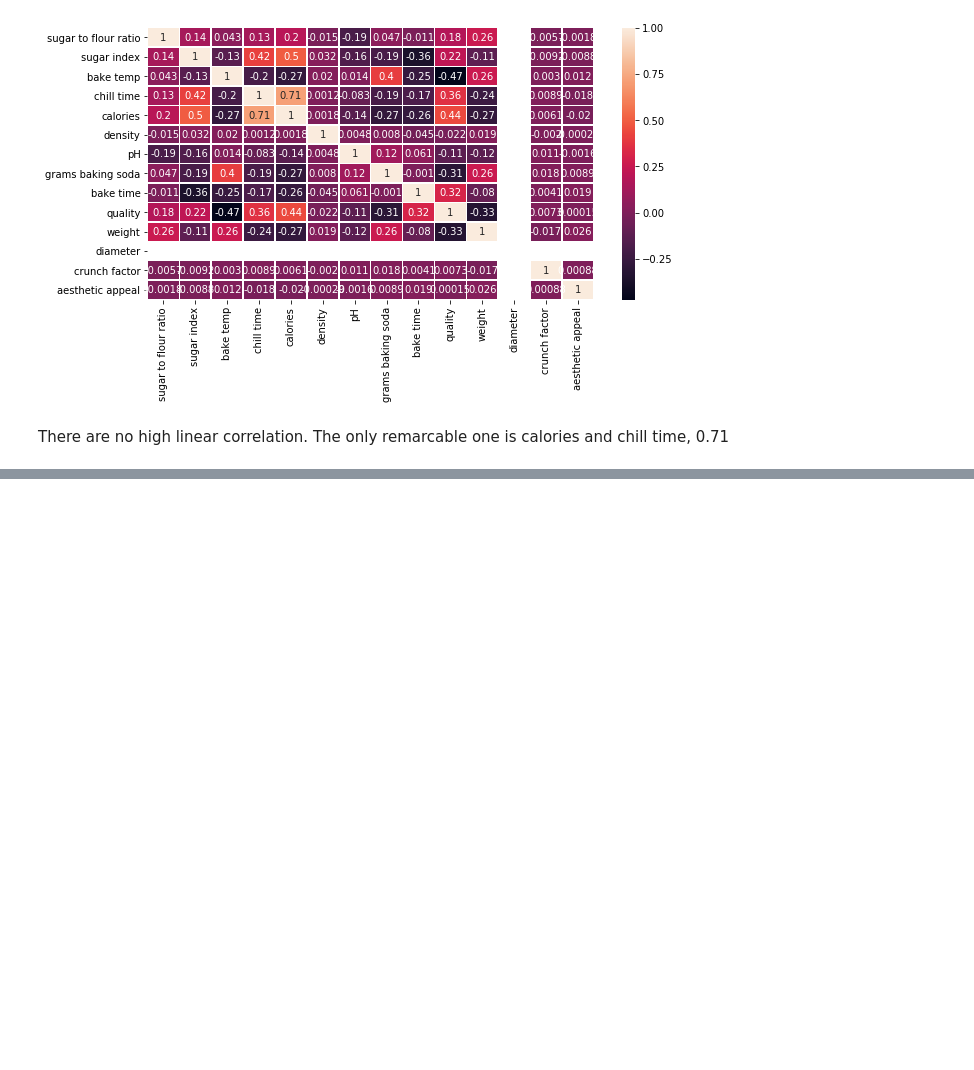
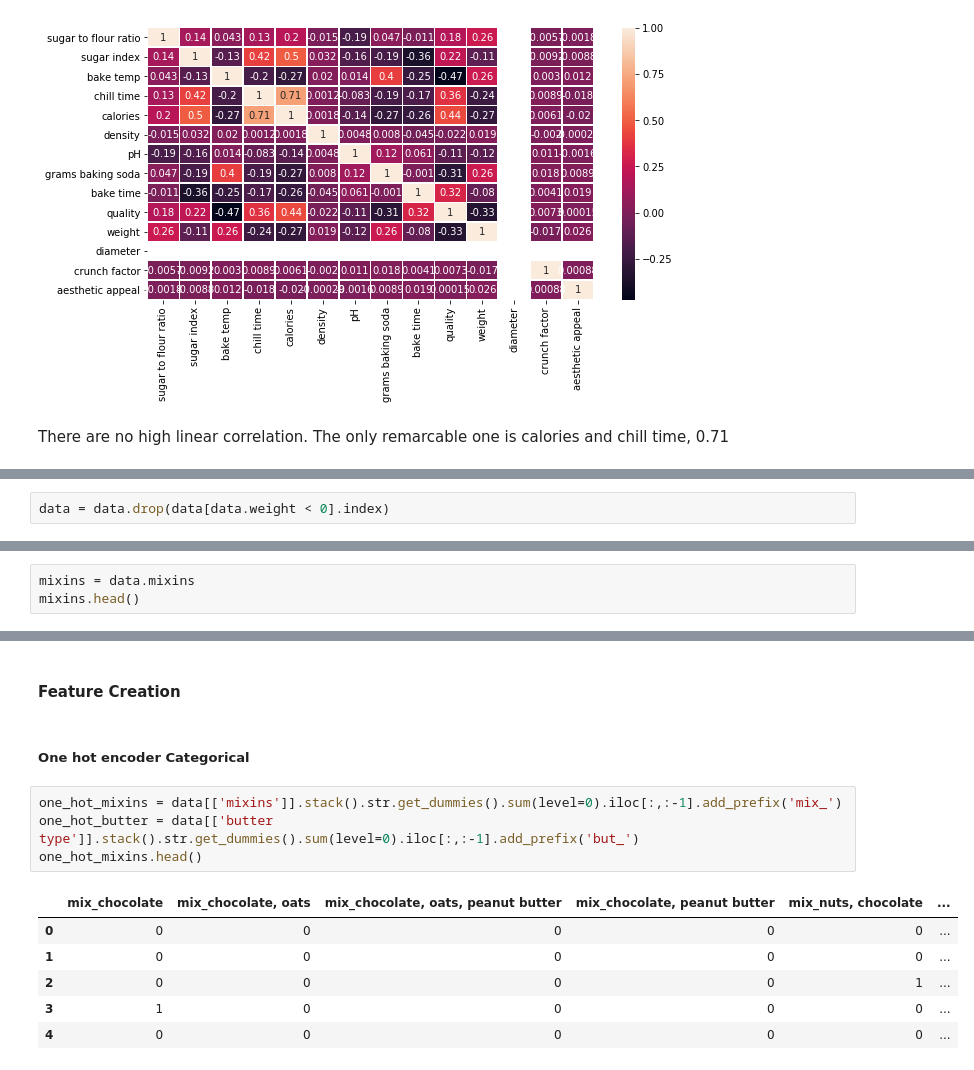
Before and after one commit to ljgoico/DATATHON_PHGL, a Jupyter notebook: main-PHGL.ipynb, the cells around one changed output, grey strips where cells are left out. Saved outputs shown, nothing was run; the diff lists cells and outputs as text; blank space fills up the shorter version.

```diff
--- a/main-PHGL.ipynb
+++ b/main-PHGL.ipynb
@@ -571,0 +652,2 @@ The only remarcable one is calories and chill time, 0.71
+# %%
+data = data.drop(data[data.weight < 0].index)
@@ -571,0 +656,3 @@ The only remarcable one is calories and chill time, 0.71
+# %%
+mixins = data.mixins
+mixins.head()
@@ -571,0 +712,15 @@ The only remarcable one is calories and chill time, 0.71
+# %% [markdown]
+#### Feature Creation
+# %% [markdown]
+##### One hot encoder Categorical
+# %%
+one_hot_mixins = data[['mixins']].stack().str.get_dummies().sum(level=0).iloc[:,:-1].add_prefix('mix_')
+one_hot_butter = data[['butter type']].stack().str.get_dummies().sum(level=0).iloc[:,:-1].add_prefix('but_')
+one_hot_mixins.head()
+# %% [output]
+|  | mix_chocolate | mix_chocolate, oats | mix_chocolate, oats, peanut butter | mix_chocolate, peanut butter | mix_nuts, chocolate | ... |
+| 0 | 0 | 0 | 0 | 0 | 0 | ... |
+| 1 | 0 | 0 | 0 | 0 | 0 | ... |
+| 2 | 0 | 0 | 0 | 0 | 1 | ... |
+| 3 | 1 | 0 | 0 | 0 | 0 | ... |
+| 4 | 0 | 0 | 0 | 0 | 0 | ... |
```
Also changed, not shown: parts of 43 cells of this notebook.
